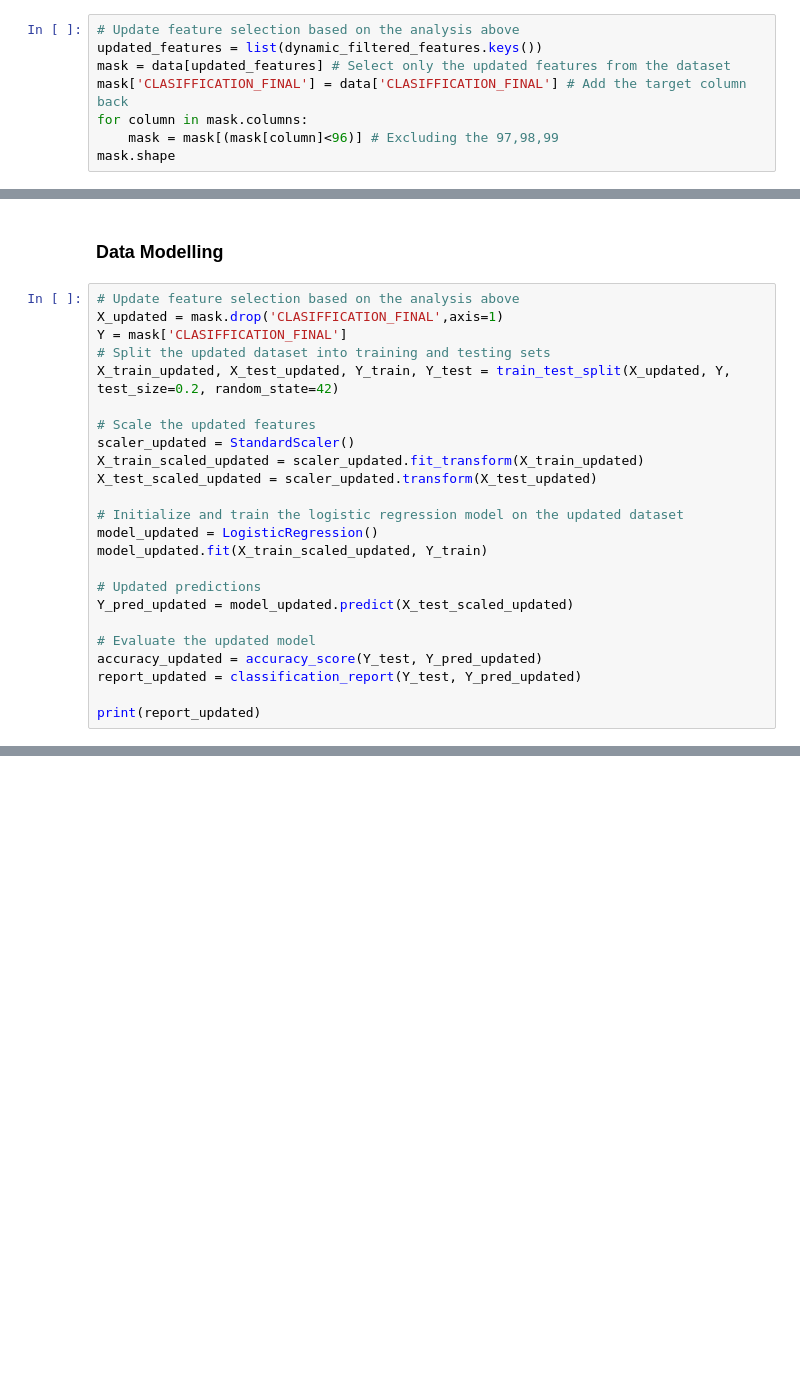
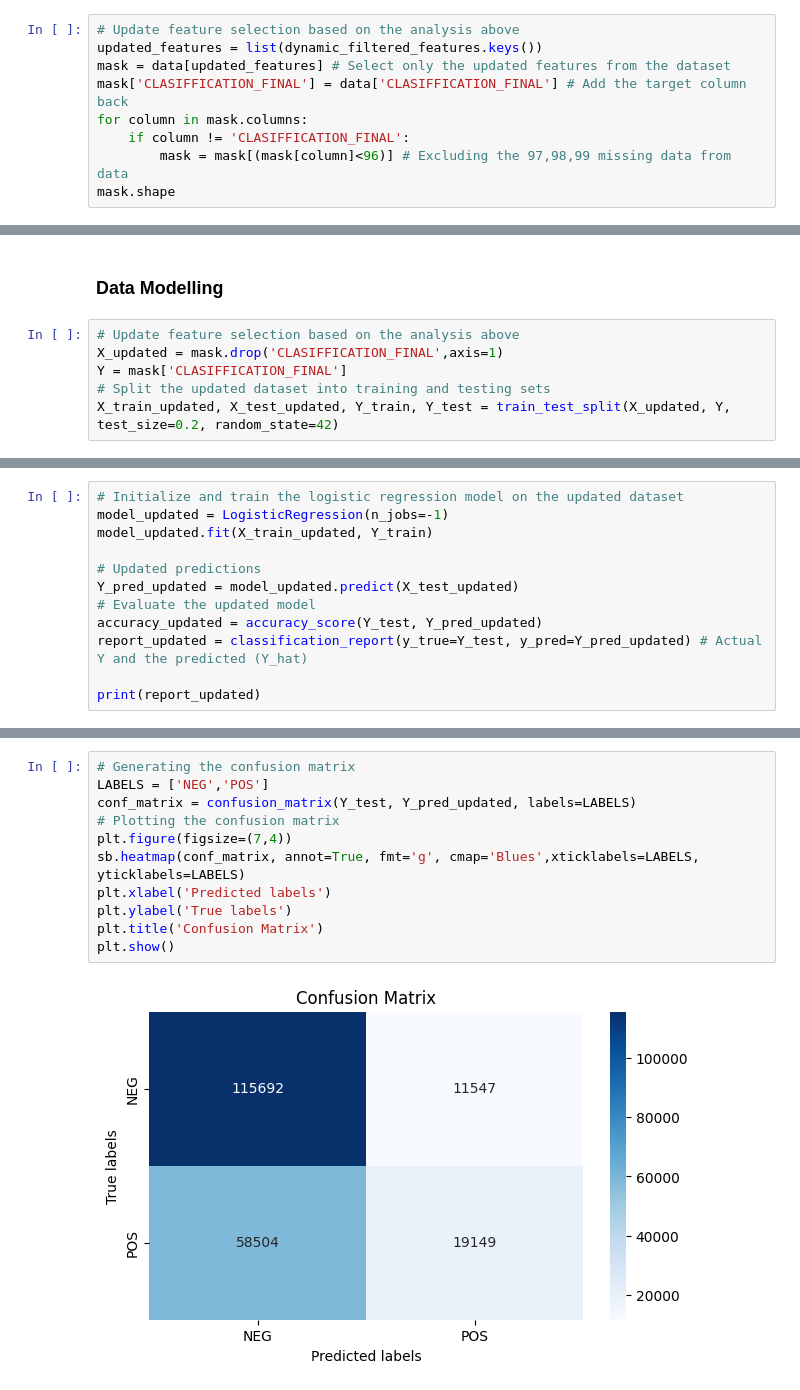
Before and after one commit to AIBabyTeaching/ML-Material, a Jupyter notebook: ALL_WEEKS.ipynb, the cells around one changed output, grey strips where cells are left out. Drawn from its saved outputs; the diff is of its cells as text; blank space fills up the shorter version.

```diff
--- a/ALL_WEEKS.ipynb
+++ b/ALL_WEEKS.ipynb
@@ -630,7 +643,8 @@ updated_features = list(dynamic_filtered_features.keys())
 mask = data[updated_features] # Select only the updated features from the dataset
 mask['CLASIFFICATION_FINAL'] = data['CLASIFFICATION_FINAL'] # Add the target column back
 for column in mask.columns:
-    mask = mask[(mask[column]<96)] # Excluding the 97,98,99
+    if column != 'CLASIFFICATION_FINAL':
+        mask = mask[(mask[column]<96)] # Excluding the 97,98,99 missing data from data
 mask.shape
 # %% [output]
 A value is trying to be set on a copy of a slice from a DataFrame.
@@ -647,21 +661,3 @@ X_updated = mask.drop('CLASIFFICATION_FINAL',axis=1)
 Y = mask['CLASIFFICATION_FINAL']
 # Split the updated dataset into training and testing sets
 X_train_updated, X_test_updated, Y_train, Y_test = train_test_split(X_updated, Y, test_size=0.2, random_state=42)
-
-# Scale the updated features
-scaler_updated = StandardScaler()
-X_train_scaled_updated = scaler_updated.fit_transform(X_train_updated)
-X_test_scaled_updated = scaler_updated.transform(X_test_updated)
-
-# Initialize and train the logistic regression model on the updated dataset
-model_updated = LogisticRegression()
-model_updated.fit(X_train_scaled_updated, Y_train)
-
-# Updated predictions
-Y_pred_updated = model_updated.predict(X_test_scaled_updated)
-
-# Evaluate the updated model
-accuracy_updated = accuracy_score(Y_test, Y_pred_updated)
-report_updated = classification_report(Y_test, Y_pred_updated)
-
-print(report_updated)
@@ -680,0 +664,12 @@ weighted avg       0.65      0.66      0.61    204892
+# %%
+# Initialize and train the logistic regression model on the updated dataset
+model_updated = LogisticRegression(n_jobs=-1)
+model_updated.fit(X_train_updated, Y_train)
+
+# Updated predictions
+Y_pred_updated = model_updated.predict(X_test_updated)
+# Evaluate the updated model
+accuracy_updated = accuracy_score(Y_test, Y_pred_updated)
+report_updated = classification_report(y_true=Y_test, y_pred=Y_pred_updated) # Actual Y and the predicted (Y_hat)
+
+print(report_updated)
@@ -680,0 +725,13 @@ weighted avg       0.65      0.66      0.61    204892
+# %%
+# Generating the confusion matrix
+LABELS = ['NEG','POS']
+conf_matrix = confusion_matrix(Y_test, Y_pred_updated, labels=LABELS)
+# Plotting the confusion matrix
+plt.figure(figsize=(7,4))
+sb.heatmap(conf_matrix, annot=True, fmt='g', cmap='Blues',xticklabels=LABELS, yticklabels=LABELS)
+plt.xlabel('Predicted labels')
+plt.ylabel('True labels')
+plt.title('Confusion Matrix')
+plt.show()
+# %% [output]
+[figure, added]
```
Also changed, not shown: parts of 18 cells of this notebook, 1 other file.
